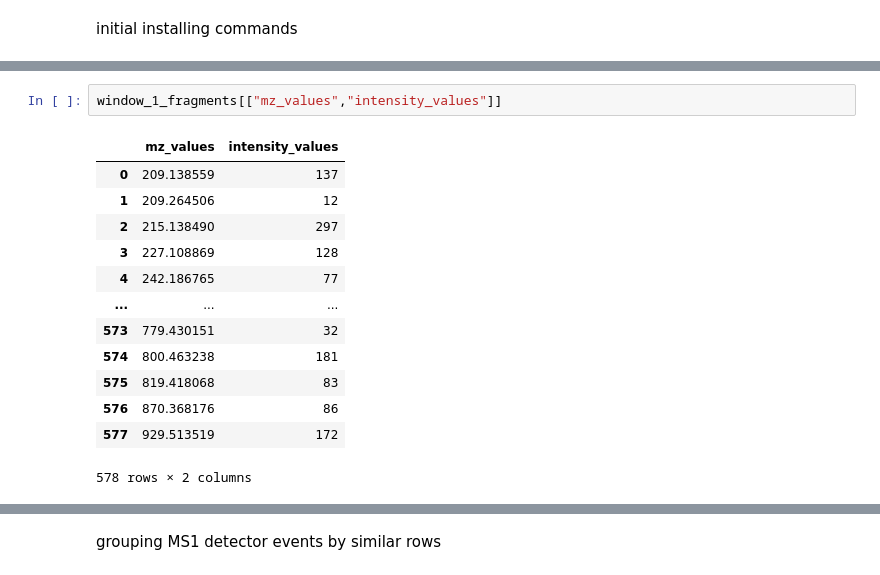
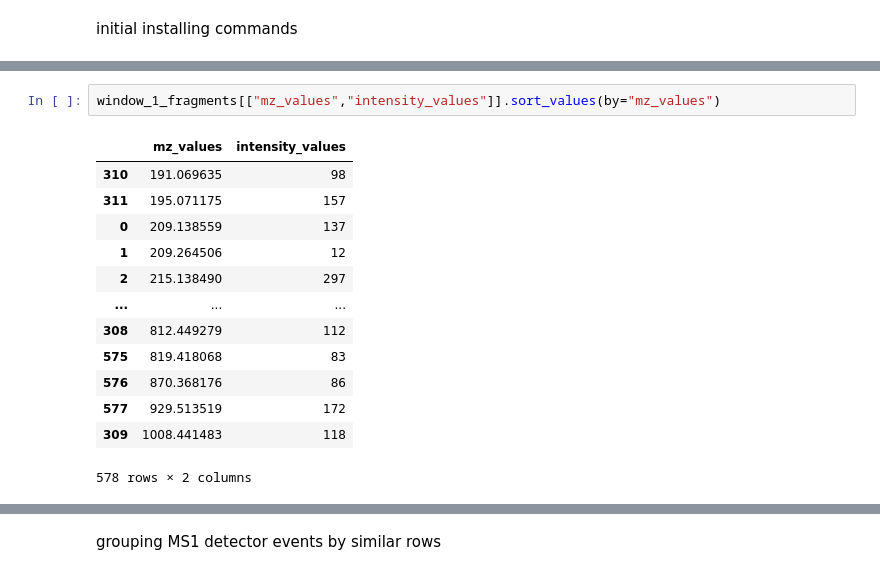
Before and after one commit to RapidSpectraX-Final-Year-Project/1.0, a Jupyter notebook: featureExtraction.ipynb, the cells around one changed output, grey strips where cells are left out. Cells and saved outputs as stored; diff of their text form.

```diff
--- a/featureExtraction.ipynb
+++ b/featureExtraction.ipynb
@@ -233,16 +333,16 @@ key :  slice(None, None, None)
 # %%
-window_1_fragments[["mz_values","intensity_values"]]
+window_1_fragments[["mz_values","intensity_values"]].sort_values(by="mz_values")
 # %% [output]
 |  | mz_values | intensity_values |
+| 310 | 191.069635 | 98 |
+| 311 | 195.071175 | 157 |
 | 0 | 209.138559 | 137 |
 | 1 | 209.264506 | 12 |
 | 2 | 215.138490 | 297 |
-| 3 | 227.108869 | 128 |
-| 4 | 242.186765 | 77 |
 | ... | ... | ... |
-| 573 | 779.430151 | 32 |
-| 574 | 800.463238 | 181 |
+| 308 | 812.449279 | 112 |
 | 575 | 819.418068 | 83 |
 | 576 | 870.368176 | 86 |
 | 577 | 929.513519 | 172 |
+| 309 | 1008.441483 | 118 |
 578 rows × 2 columns
```
Also changed, not shown: parts of 30 cells of this notebook.
